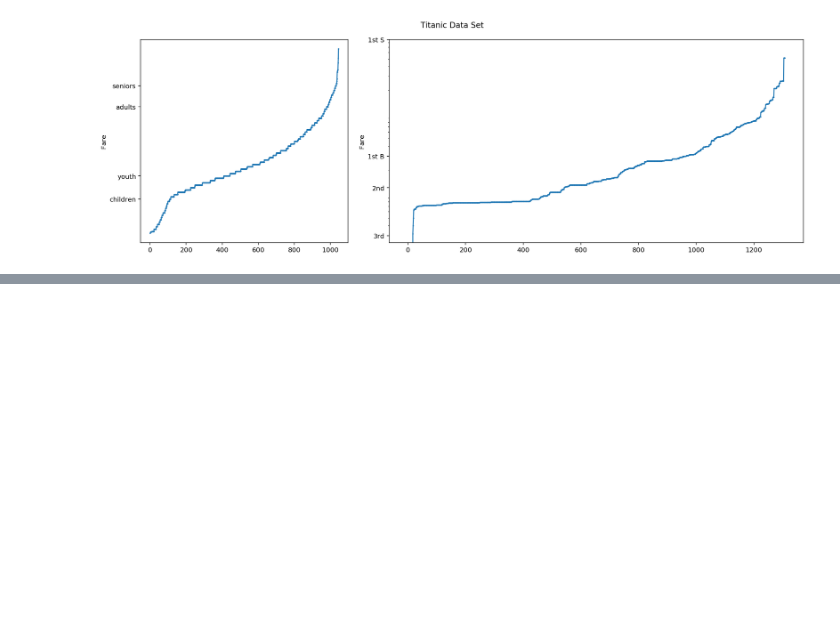
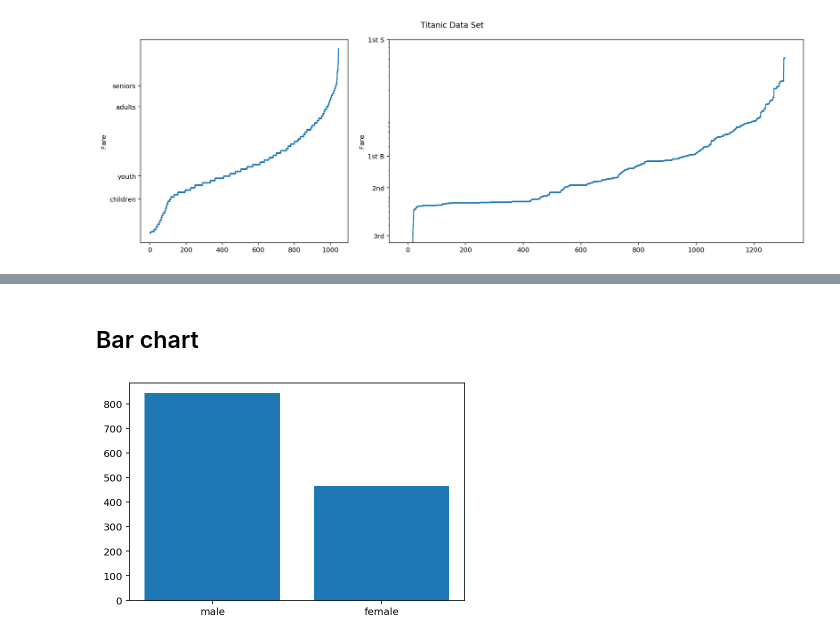
Before and after one commit to jigarparekh279/Machine_Learning_Python, a Jupyter notebook: 3_Matplotlib.ipynb, the cells around one changed output, grey strips where cells are left out. Drawn from its saved outputs; the diff is of its cells as text; code cells hidden in the pictures; blank space fills up the shorter version.

```diff
--- a/3_Matplotlib.ipynb
+++ b/3_Matplotlib.ipynb
@@ -145,0 +189,11 @@ else:
+# %% [markdown]
+## Bar chart
+# %%
+fig, ax =plt.subplots()
+pclass = df['sex'].value_counts()
+
+if 1:
+    # Let's make a Bar charts
+    _ = ax.bar(pclass.index, pclass.values)
+# %% [output]
+[figure, added]
```
Also changed, not shown: parts of 9 cells of this notebook.
